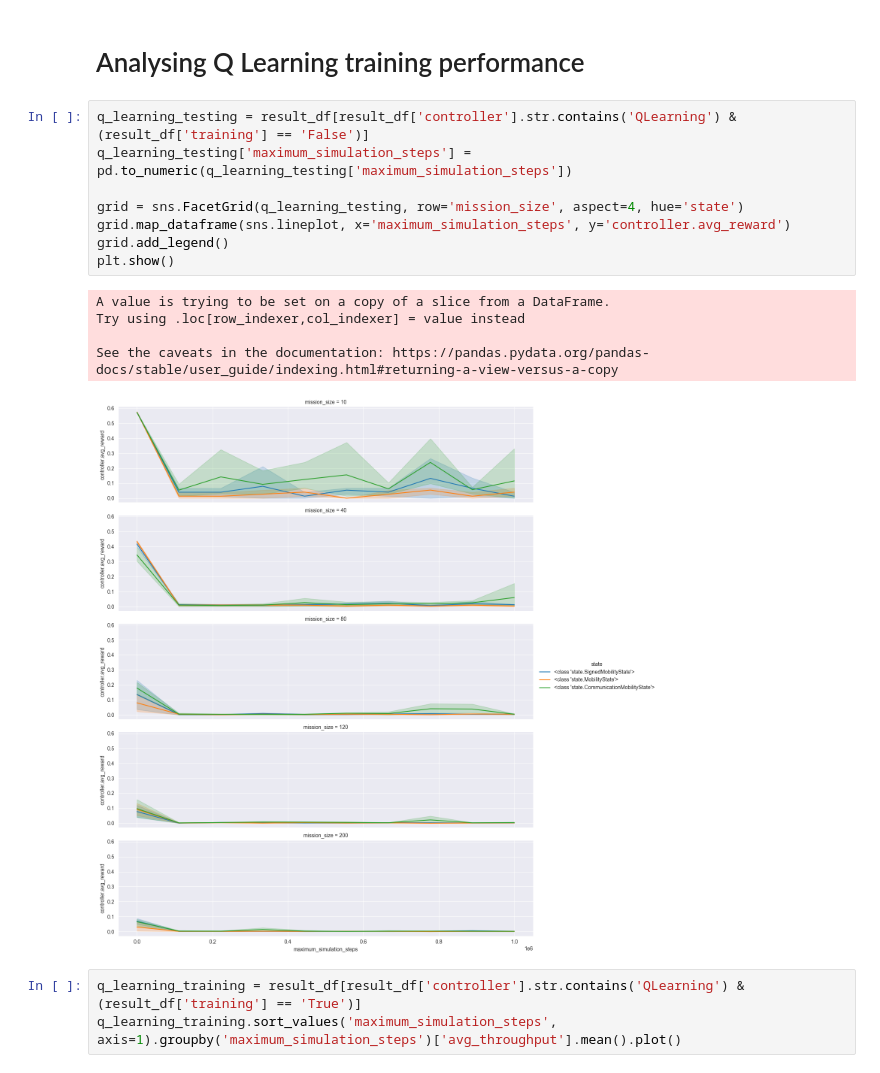
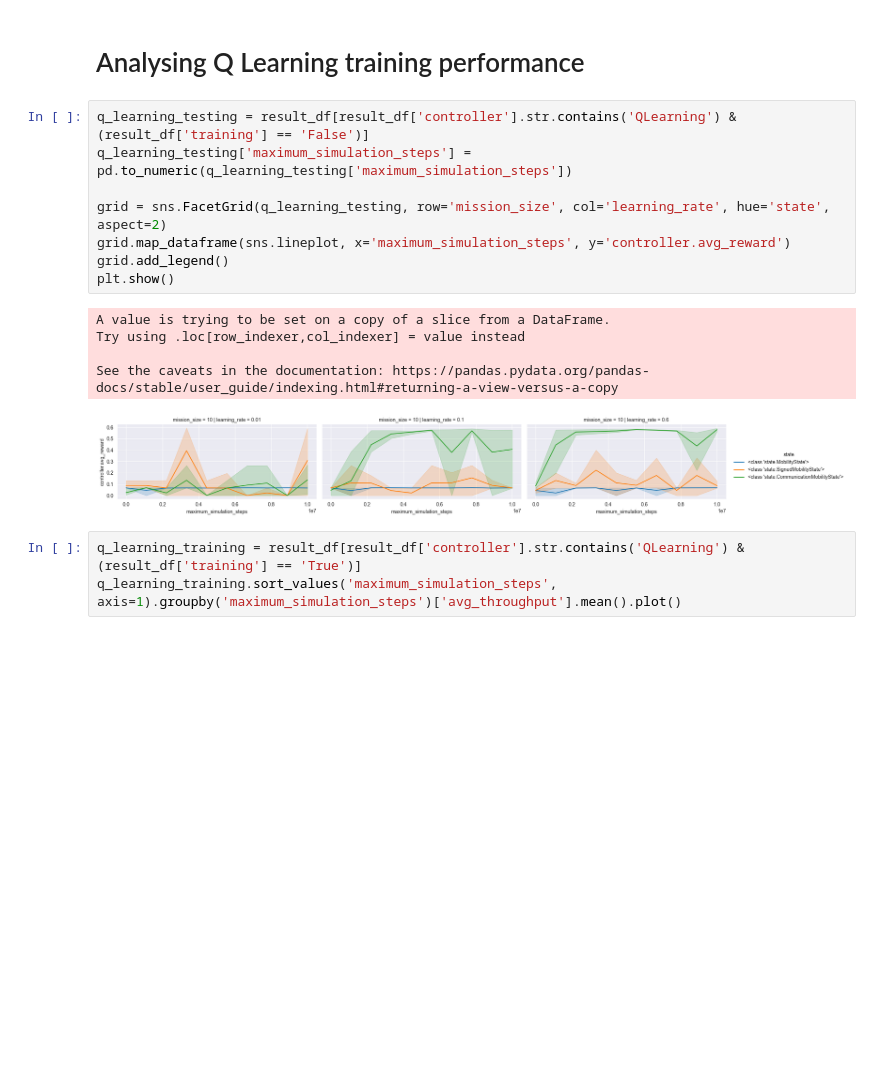
Before and after one commit to Thlamz/gradys-simple-simulation, a Jupyter notebook: analysis/result_analysis.ipynb, the cells around one changed output. Cells and saved outputs as stored; diff of their text form; blank space fills up the shorter version.

```diff
--- a/analysis/result_analysis.ipynb
+++ b/analysis/result_analysis.ipynb
@@ -166,17 +167,17 @@ training = True                                             Avg Throughput: 0.63
 # %%
 q_learning_testing = result_df[result_df['controller'].str.contains('QLearning') & (result_df['training'] == 'False')]
 q_learning_testing['maximum_simulation_steps'] = pd.to_numeric(q_learning_testing['maximum_simulation_steps'])
 
-grid = sns.FacetGrid(q_learning_testing, row='mission_size', aspect=4, hue='state')
+grid = sns.FacetGrid(q_learning_testing, row='mission_size', col='learning_rate', hue='state', aspect=2)
 grid.map_dataframe(sns.lineplot, x='maximum_simulation_steps', y='controller.avg_reward')
 grid.add_legend()
 plt.show()
 # %% [output]
 A value is trying to be set on a copy of a slice from a DataFrame.
 Try using .loc[row_indexer,col_indexer] = value instead
 
 See the caveats in the documentation: https://pandas.pydata.org/pandas-docs/stable/user_guide/indexing.html#returning-a-view-versus-a-copy
-[figure, old version]
+[figure, new version]
 # %%
 q_learning_training = result_df[result_df['controller'].str.contains('QLearning') & (result_df['training'] == 'True')]
 q_learning_training.sort_values('maximum_simulation_steps', axis=1).groupby('maximum_simulation_steps')['avg_throughput'].mean().plot()
```
Also changed, not shown: parts of 5 cells of this notebook, 1 other file.
